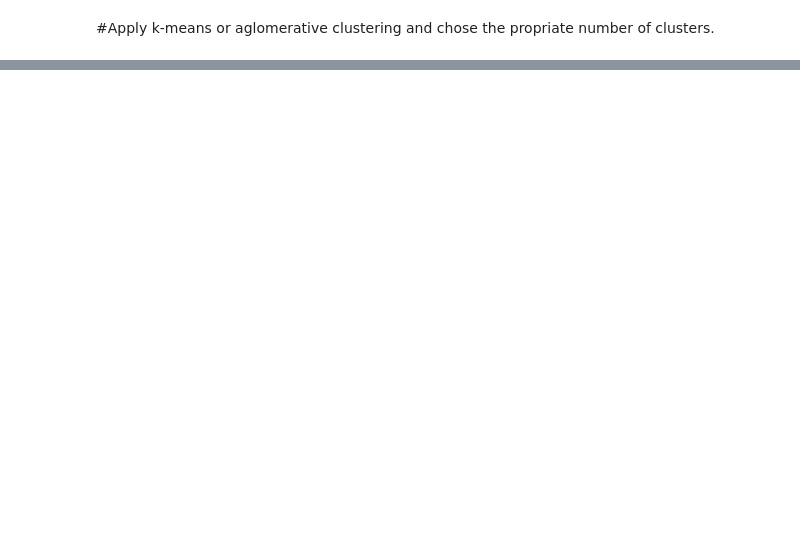
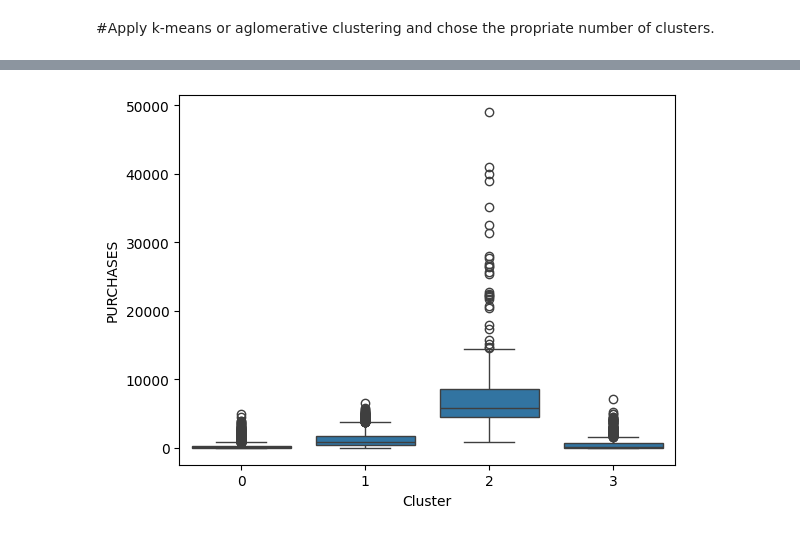
Before and after one commit to TotalChaosRexinator/School, a Jupyter notebook: FML_Hands_on_Clustering_Credit_Cards.ipynb, the cells around one changed output, grey strips where cells are left out. Cells and saved outputs as stored; diff of their text form; code cells hidden in the pictures; blank space fills up the shorter version.

```diff
--- a/FML_Hands_on_Clustering_Credit_Cards.ipynb
+++ b/FML_Hands_on_Clustering_Credit_Cards.ipynb
@@ -175,0 +252,5 @@ df.describe()
+# %%
+sns.boxplot(x='Cluster', y='PURCHASES', data=df)
+plt.show()
+# %% [output]
+[figure, added]
```
Also changed, not shown: parts of 6 cells of this notebook.
